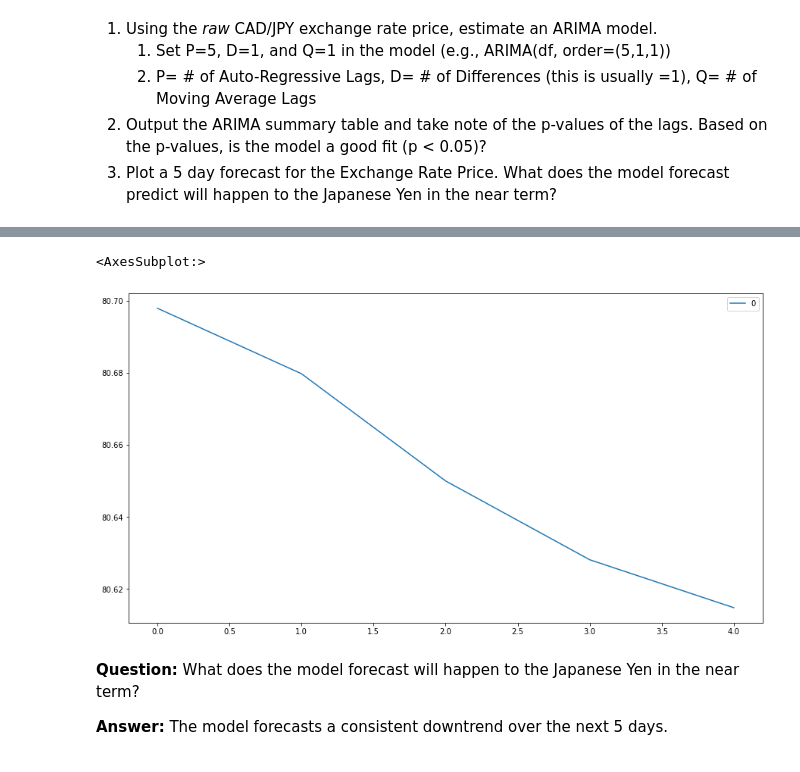
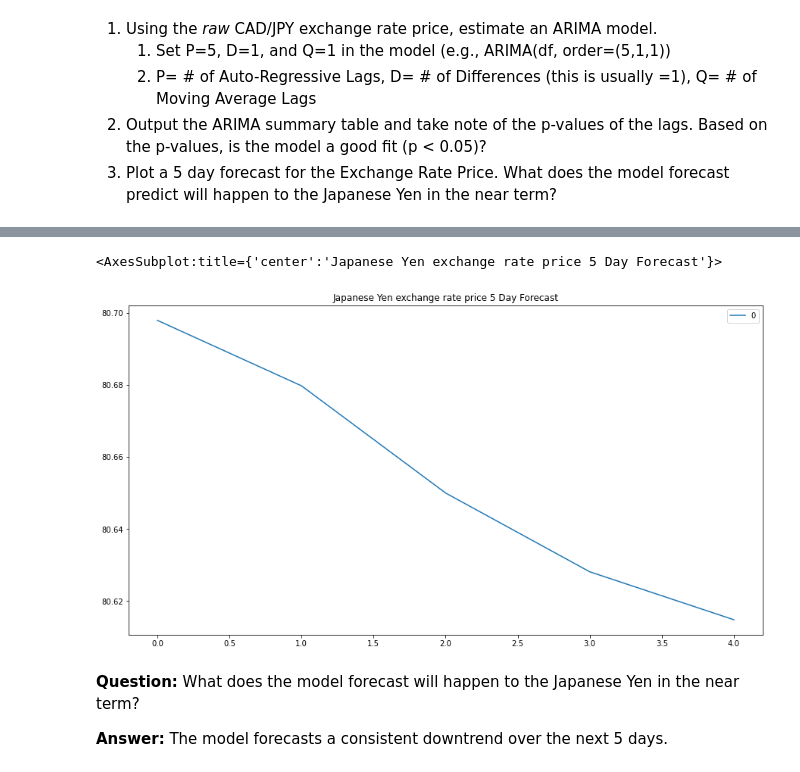
Before and after one commit to keanumanson/time_series_homework, a Jupyter notebook: Starter_Code/time_series_analysis.ipynb, the cells around one changed output, grey strips where cells are left out. Saved outputs shown, nothing was run; the diff lists cells and outputs as text; code cells hidden in the pictures.

```diff
--- a/Starter_Code/time_series_analysis.ipynb
+++ b/Starter_Code/time_series_analysis.ipynb
@@ -289,10 +293,10 @@ Roots
 | MA.1 | 2.1894 | +0.0000j | 2.1894 | 0.0000 |
 # %%
 # Plot the 5 Day Price Forecast
-pd.DataFrame(results.forecast(steps=5)[0]).plot(figsize=(15, 8), title="")
+pd.DataFrame(results.forecast(steps=5)[0]).plot(figsize=(15, 8), title="Japanese Yen exchange rate price 5 Day Forecast")
 # %% [output]
-<AxesSubplot:>
+<AxesSubplot:title={'center':'Japanese Yen exchange rate price 5 Day Forecast'}>
-[figure, old version]
+[figure, new version]
 # %% [markdown]
 **Question:** What does the model forecast will happen to the Japanese Yen in the near term?
 
```
Also changed, not shown: parts of 22 cells of this notebook, 1 other file.
